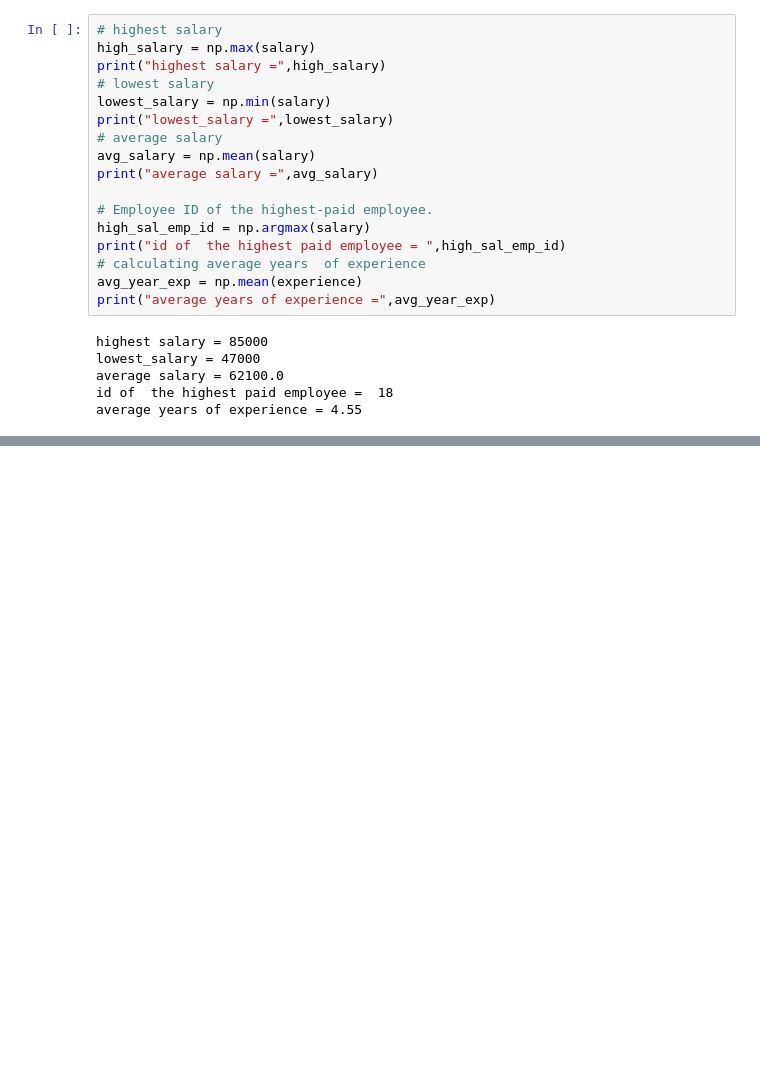
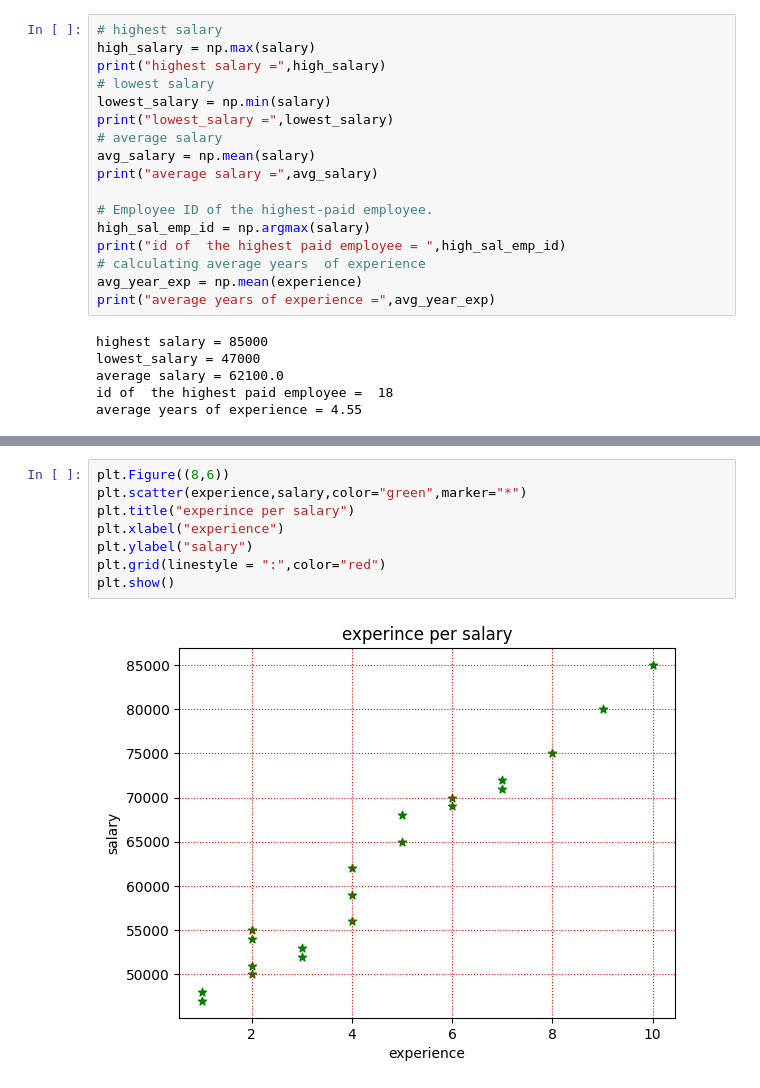
Before and after one commit to Engr-Jawad/Data-Science-Projects, a Jupyter notebook: employee_salary_analysis.ipynb, the cells around one changed output, grey strips where cells are left out. Drawn from its saved outputs; the diff is of its cells as text; blank space fills up the shorter version.

```diff
--- a/employee_salary_analysis.ipynb
+++ b/employee_salary_analysis.ipynb
@@ -116,0 +121,10 @@ Marketing  54750.000000
+# %%
+plt.Figure((8,6))
+plt.scatter(experience,salary,color="green",marker="*")
+plt.title("experince per salary")
+plt.xlabel("experience")
+plt.ylabel("salary")
+plt.grid(linestyle = ":",color="red")
+plt.show()
+# %% [output]
+[figure, added]
```
Also changed, not shown: parts of 2 cells of this notebook.
